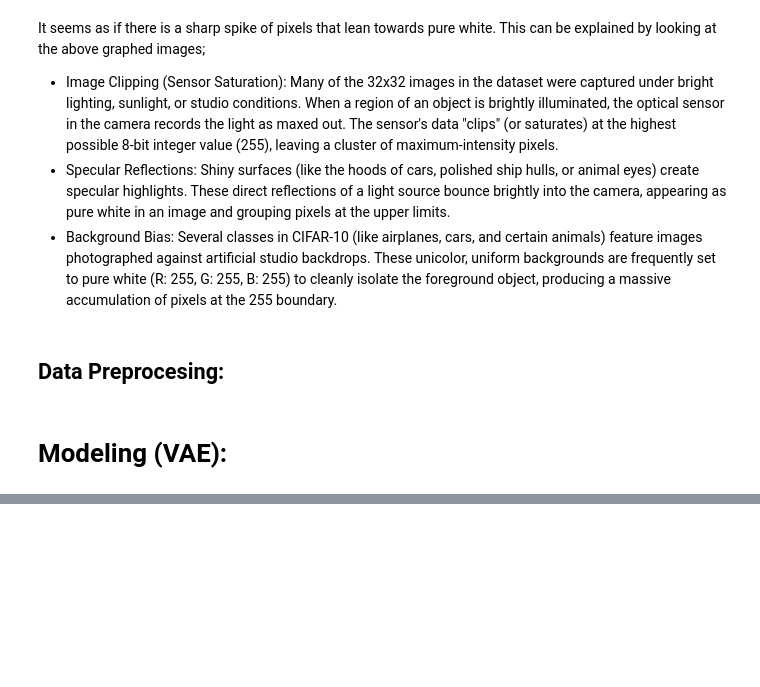
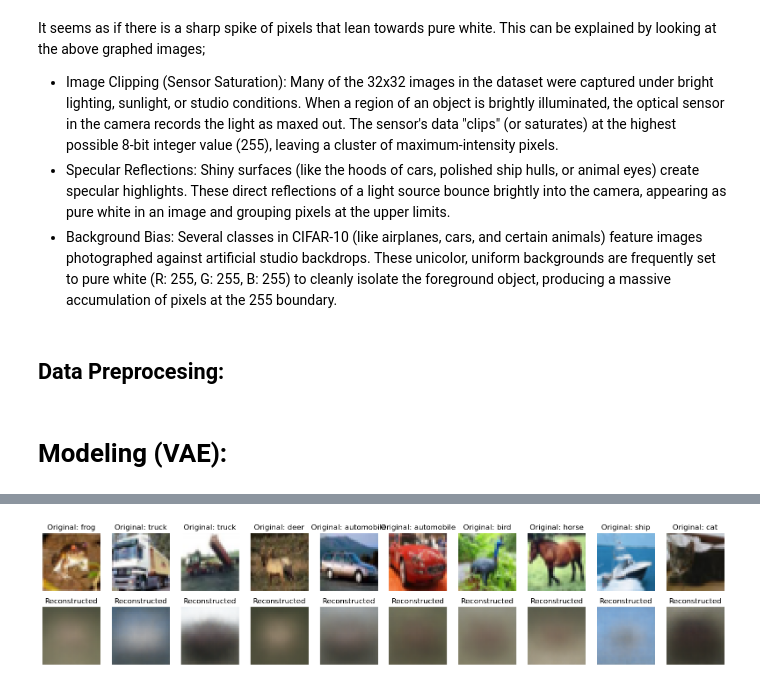
Before and after one commit to haoern/DELE-CA2, a Jupyter notebook: PartA.ipynb, the cells around one changed output, grey strips where cells are left out. Cells and saved outputs as stored; diff of their text form; code cells hidden in the pictures; blank space fills up the shorter version.

```diff
--- a/PartA.ipynb
+++ b/PartA.ipynb
@@ -127,12 +127,14 @@ class Sampling(layers.Layer):
         epsilon = tf.random.normal(shape=(batch, dim))
         return z_mean + tf.exp(0.5 * z_log_var) * epsilon
 # %%
-latent_dim = 3 # This is the place to specify how many latent neurons you want in your VAE.
+latent_dim = 4 # This is the place to specify how many latent neurons you want in your VAE.
 
-encoder_inputs = keras.Input(shape=(32, 32, 3)) # Shape of the input images (32x32 pixels with 3 color channels)
+encoder_inputs = keras.Input(x_train.shape[1:]) # Shape of the input images (32x32 pixels with 3 color channels)
 x = layers.Conv2D(32, 3, activation="relu", strides=2, padding="same")(encoder_inputs)
 x = layers.Conv2D(64, 3, activation="relu", strides=2, padding="same")(x)
 x = layers.Flatten()(x)
+x = layers.Dense(16, activation="relu")(x)
+x = layers.Dense(16, activation="relu")(x)
 x = layers.Dense(16, activation="relu")(x)
 z_mean = layers.Dense(latent_dim, name="z_mean")(x)
 z_log_var = layers.Dense(latent_dim, name="z_log_var")(x)
@@ -142,9 +162,9 @@ encoder.summary()
 # %%
 latent_inputs = keras.Input(shape=(latent_dim,))
-x = layers.Dense(7 * 7 * 64, activation="relu")(latent_inputs)
-x = layers.Reshape((7, 7, 64))(x)
+x = layers.Dense(8 * 8 * 64, activation="relu")(latent_inputs)
+x = layers.Reshape((8, 8, 64))(x)
 x = layers.Conv2DTranspose(64, 3, activation="relu", strides=2, padding="same")(x)
 x = layers.Conv2DTranspose(32, 3, activation="relu", strides=2, padding="same")(x)
-decoder_outputs = layers.Conv2DTranspose(1, 3, activation="sigmoid", padding="same")(x)
+decoder_outputs = layers.Conv2DTranspose(3, 3, activation="sigmoid", padding="same")(x)
 decoder = keras.Model(latent_inputs, decoder_outputs, name="decoder")
 decoder.summary()
@@ -193,0 +256,16 @@ class VAE(keras.Model):
+# %%
+n = 10
+z_mean, z_log_var, z = encoder.predict(x_train[:n])
+reconstruction = decoder.predict(z)
+fig, ax = plt.subplots(2, n, figsize=(20, 4))
+for i in range(n):
+    # Display original images
+    ax[0, i].imshow(x_train[i])
+    ax[0, i].set_title(f"Original: {labels.get(np.argmax(y_train[i]))}")
+    ax[0, i].axis('off')
+
+    # Display reconstructed images
+    ax[1, i].imshow(reconstruction[i])
+    ax[1, i].set_title(f"Reconstructed")
+    ax[1, i].axis('off')
+# %% [output]
@@ -193,0 +274 @@ class VAE(keras.Model):
+[figure, added]
```
Also changed, not shown: parts of 5 cells of this notebook, 1 other file.
